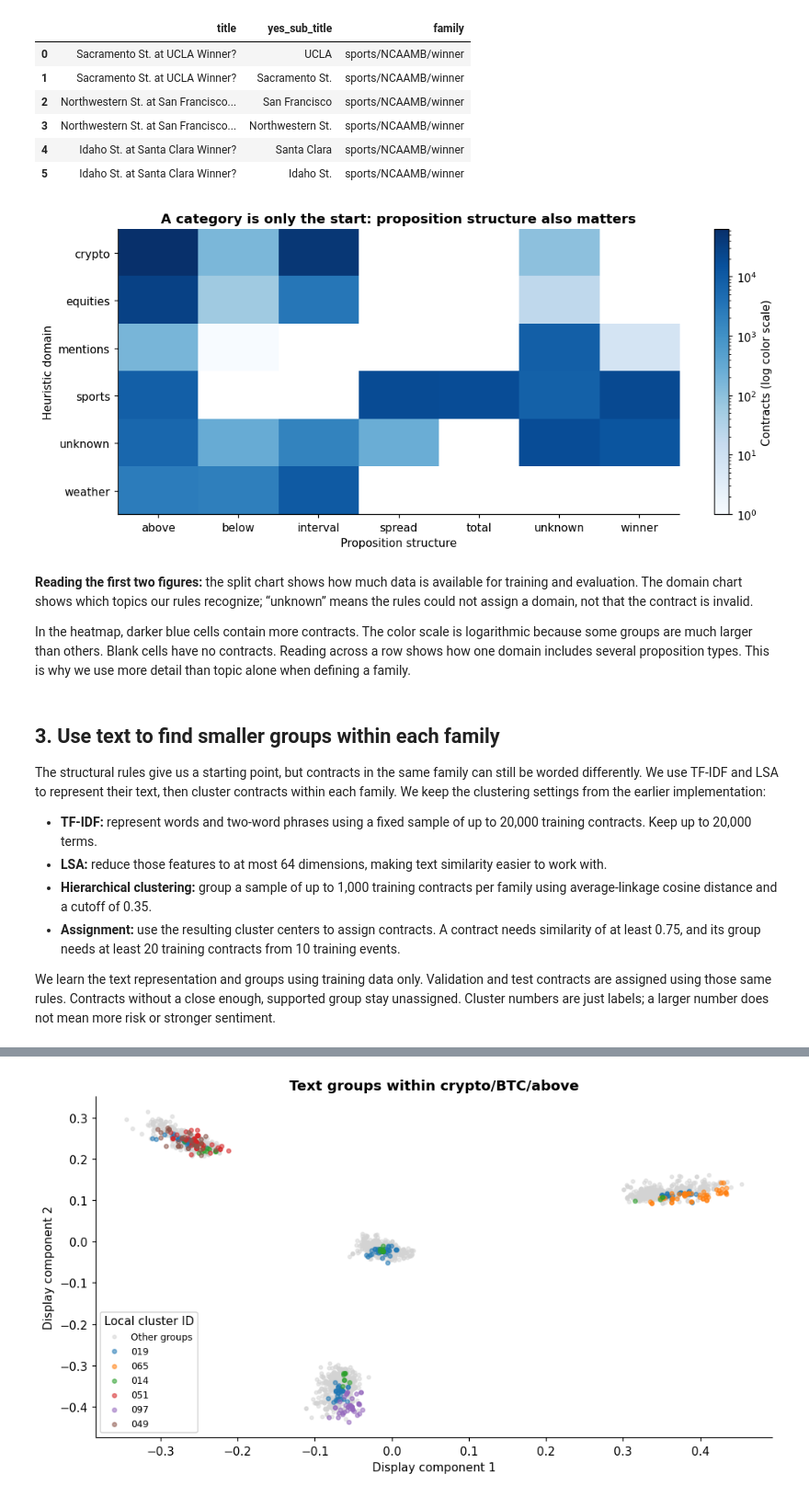
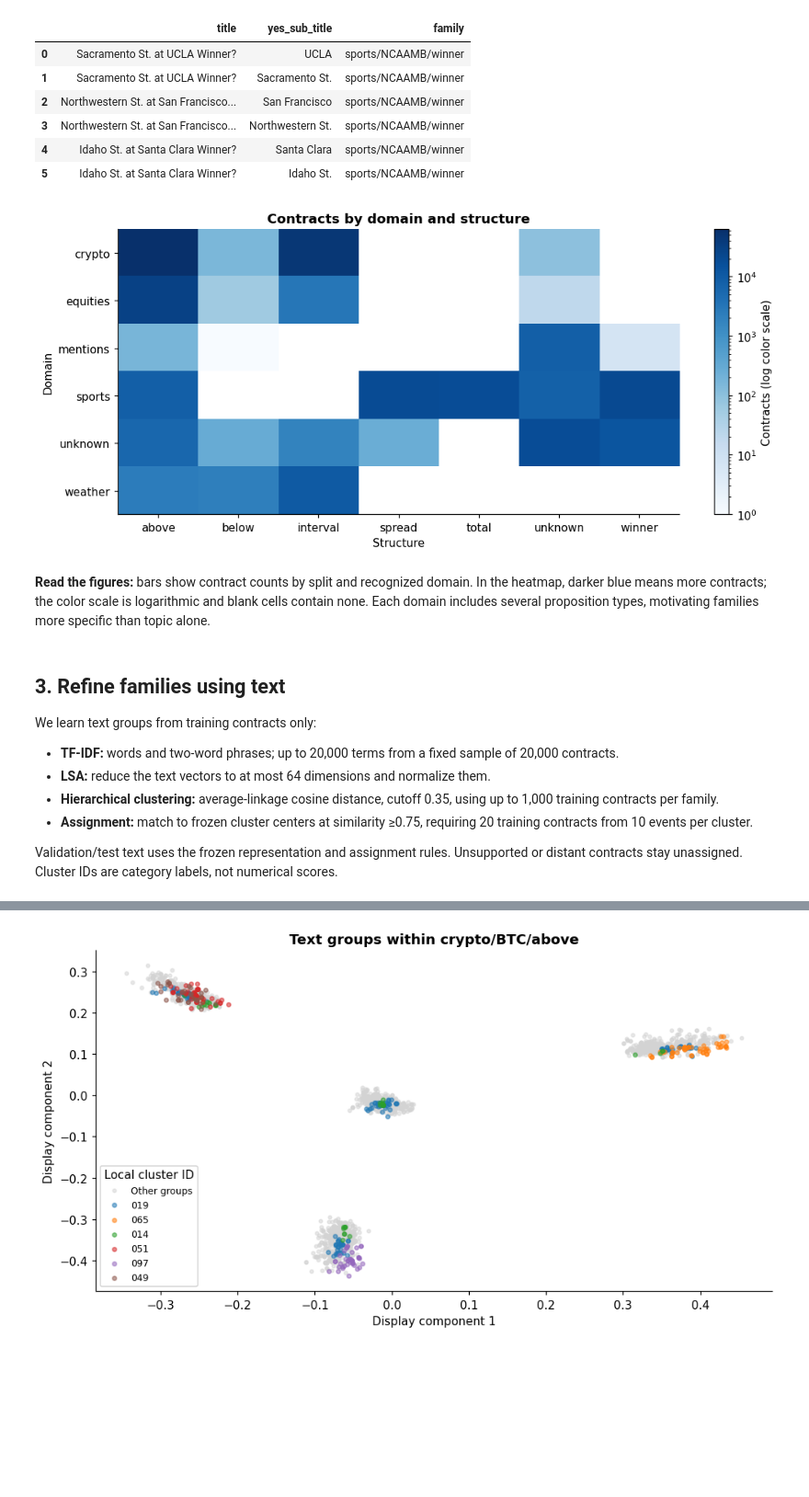
Before and after one commit to KyleNicarry/DS-340W-Group-Project, a Jupyter notebook: extension/notebooks/main.ipynb, the cells around one changed output, grey strips where cells are left out. Shown at 92% size. Cells and saved outputs as stored; diff of their text form; code cells hidden in the pictures; blank space fills up the shorter version.

```diff
--- a/extension/notebooks/main.ipynb
+++ b/extension/notebooks/main.ipynb
@@ -158,8 +162,13 @@ def extract_attributes(row: dict) -> dict:
 # %%
-SEED = 340
-
-
-COLUMNS = ["ticker", "event_ticker", "market_type", "title", "yes_sub_title", "open_time", "close_time"]
+COLUMNS = [
+    "ticker",
+    "event_ticker",
+    "market_type",
+    "title",
+    "yes_sub_title",
+    "open_time",
+    "close_time",
+]
 
 
 def load_contracts(root: Path) -> tuple[pd.DataFrame, dict]:
@@ -167,7 +176,12 @@ def load_contracts(root: Path) -> tuple[pd.DataFrame, dict]:
     frames, counts = [], {}
     for split in ("train", "validation", "test"):
         path = root / "split" / split / "markets.csv"
-        frame = pd.read_csv(path, usecols=COLUMNS, dtype=str, keep_default_na=False)
+        frame = pd.read_csv(
+            path,
+            usecols=COLUMNS,
+            dtype=str,
+            keep_default_na=False,
+        )
         counts[split] = {"input": len(frame)}
         valid = (
             frame.market_type.eq("binary")
@@ -184,12 +198,16 @@ def load_contracts(root: Path) -> tuple[pd.DataFrame, dict]:
         raise ValueError("Duplicate tickers in supplied splits")
     if contracts.groupby("event_ticker").split.nunique().gt(1).any():
         raise ValueError("Event IDs overlap supplied splits")
-    attrs = pd.DataFrame([extract_attributes(row) for row in contracts.to_dict("records")])
+    attrs = pd.DataFrame(
+        [extract_attributes(row) for row in contracts.to_dict("records")],
+    )
     return pd.concat([contracts, attrs], axis=1), counts
 
 
 def stable_sample(frame: pd.DataFrame, limit: int) -> pd.DataFrame:
-    keys = frame.ticker.map(lambda value: hashlib.sha256(f"{SEED}:{value}".encode()).hexdigest())
+    keys = frame.ticker.map(
+        lambda value: hashlib.sha256(f"{SEED}:{value}".encode()).hexdigest(),
+    )
     return frame.loc[keys.sort_values().index[:limit]]
 # %%
 contracts, attrition = load_contracts(DATA)
@@ -219,39 +257,39 @@ display(contracts[["title", "yes_sub_title", "family"]].head(6))
 | 5 | Idaho St. at Santa Clara Winner? | Idaho St. | sports/NCAAMB/winner |
 # %%
 structure_counts = pd.crosstab(contracts.domain, contracts.structure)
+
 fig, ax = plt.subplots(figsize=(10, 4.5))
 image = ax.imshow(
     np.ma.masked_equal(structure_counts.to_numpy(), 0),
     norm=LogNorm(vmin=1, vmax=max(2, structure_counts.to_numpy().max())),
     cmap="Blues",
     aspect="auto",
 )
 ax.set_xticks(range(len(structure_counts.columns)), structure_counts.columns)
 ax.set_yticks(range(len(structure_counts.index)), structure_counts.index)
 ax.set(
-    title="A category is only the start: proposition structure also matters",
-    xlabel="Proposition structure",
-    ylabel="Heuristic domain",
+    title="Contracts by domain and structure",
+    xlabel="Structure",
+    ylabel="Domain",
 )
 plt.colorbar(image, ax=ax, label="Contracts (log color scale)")
+
 show_figure("02_structural_map")
 # %% [output]
-[figure, old version]
+[figure, new version]
 # %% [markdown]
-**Reading the first two figures:** the split chart shows how much data is available for training and evaluation. The domain chart shows which topics our rules recognize; “unknown” means the rules could not assign a domain, not that the contract is invalid.
-
-In the heatmap, darker blue cells contain more contracts. The color scale is logarithmic because some groups are much larger than others. Blank cells have no contracts. Reading across a row shows how one domain includes several proposition types. This is why we use more detail than topic alone when defining a family.
+**Read the figures:** bars show contract counts by split and recognized domain. In the heatmap, darker blue means more contracts; the color scale is logarithmic and blank cells contain none. Each domain includes several proposition types, motivating families more specific than topic alone.
 # %% [markdown]
-## 3. Use text to find smaller groups within each family
+## 3. Refine families using text
 
-The structural rules give us a starting point, but contracts in the same family can still be worded differently. We use TF-IDF and LSA to represent their text, then cluster contracts within each family. We keep the clustering settings from the earlier implementation:
+We learn text groups from training contracts only:
 
-- **TF-IDF:** represent words and two-word phrases using a fixed sample of up to 20,000 training contracts. Keep up to 20,000 terms.
-- **LSA:** reduce those features to at most 64 dimensions, making text similarity easier to work with.
-- **Hierarchical clustering:** group a sample of up to 1,000 training contracts per family using average-linkage cosine distance and a cutoff of 0.35.
-- **Assignment:** use the resulting cluster centers to assign contracts. A contract needs similarity of at least 0.75, and its group needs at least 20 training contracts from 10 training events.
+- **TF-IDF:** words and two-word phrases; up to 20,000 terms from a fixed sample of 20,000 contracts.
+- **LSA:** reduce the text vectors to at most 64 dimensions and normalize them.
+- **Hierarchical clustering:** average-linkage cosine distance, cutoff 0.35, using up to 1,000 training contracts per family.
+- **Assignment:** match to frozen cluster centers at similarity ≥0.75, requiring 20 training contracts from 10 events per cluster.
 
-We learn the text representation and groups using training data only. Validation and test contracts are assigned using those same rules. Contracts without a close enough, supported group stay unassigned. Cluster numbers are just labels; a larger number does not mean more risk or stronger sentiment.
+Validation/test text uses the frozen representation and assignment rules. Unsupported or distant contracts stay unassigned. Cluster IDs are category labels, not numerical scores.
 # %%
 def embed(frame: pd.DataFrame, args) -> np.ndarray:
     """Fit TF-IDF and LSA on the training sample, then transform every split."""
```
Also changed, not shown: parts of 34 cells of this notebook.
